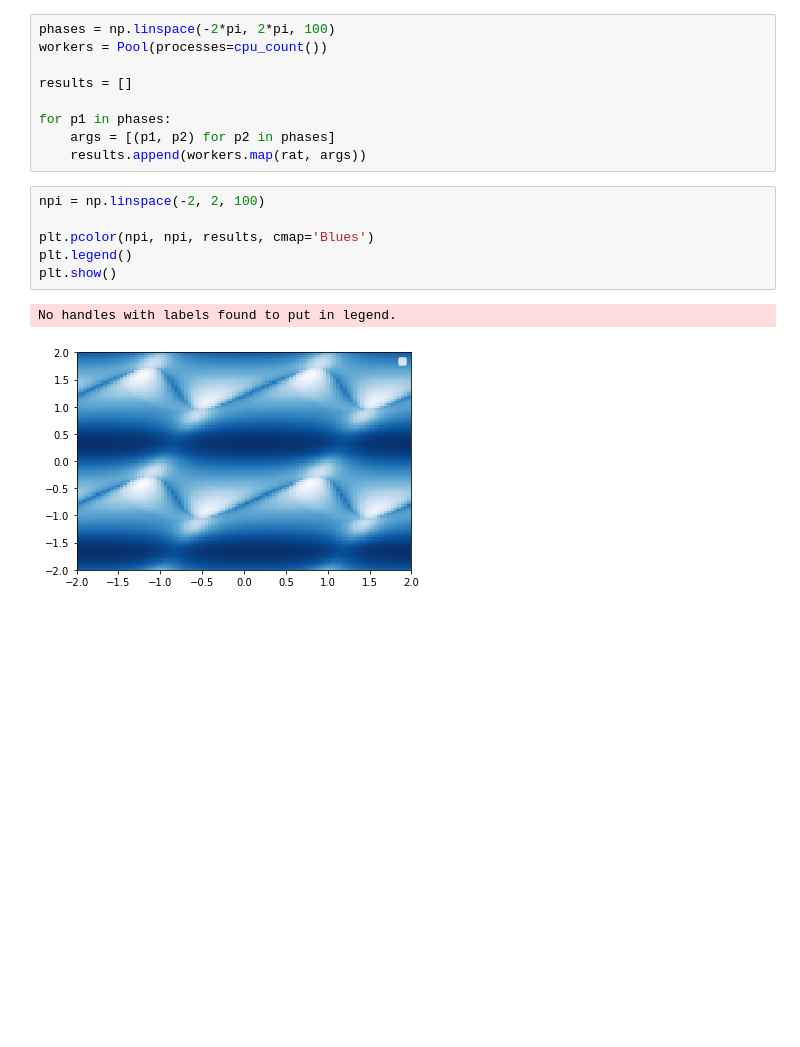
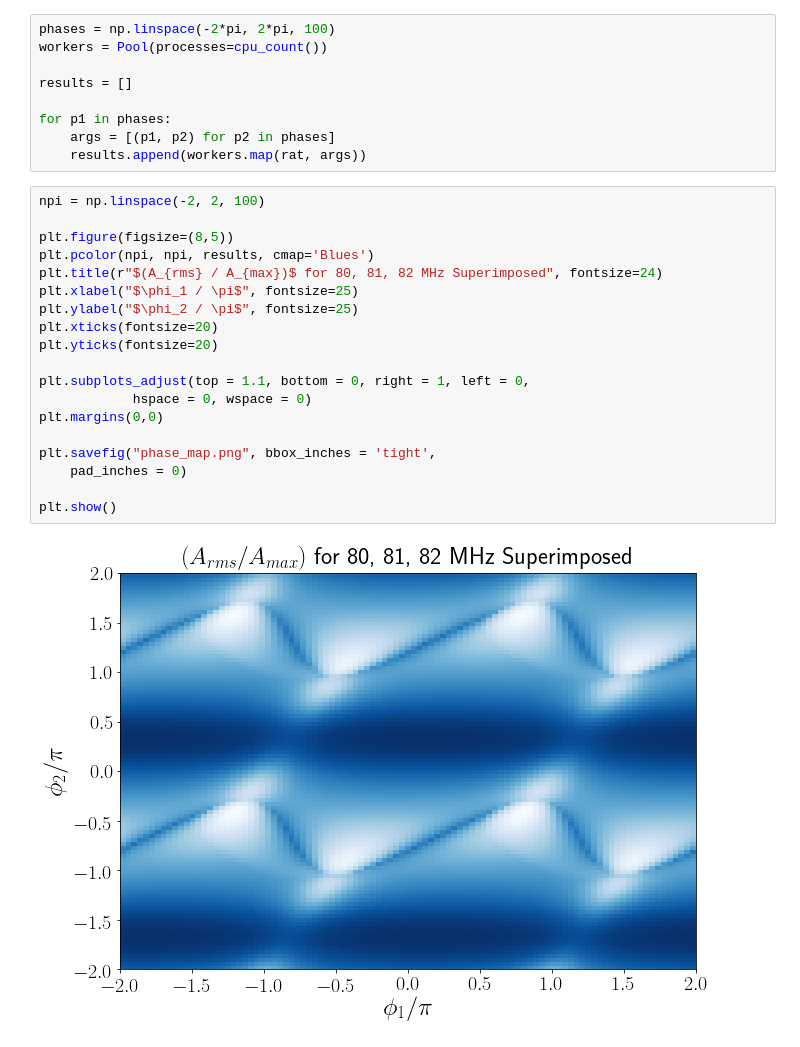
Before and after one commit to AronToYou/wavgen, a Jupyter notebook: waveforms/OptimalPhases.ipynb, the cells around one changed output. Drawn from its saved outputs; the diff is of its cells as text; blank space fills up the shorter version.

Commit message:
3/8: Further Phase Analysis

```diff
--- a/waveforms/OptimalPhases.ipynb
+++ b/waveforms/OptimalPhases.ipynb
@@ -40,12 +42,24 @@ results = []
 for p1 in phases:
     args = [(p1, p2) for p2 in phases]
     results.append(workers.map(rat, args))
-# %%
-npi = np.linspace(-2, 2, 100)
-
-plt.pcolor(npi, npi, results, cmap='Blues')
-plt.legend()
-plt.show()
-# %% [output]
-No handles with labels found to put in legend.
-[figure, removed]
+# %%
+npi = np.linspace(-2, 2, 100)
+
+plt.figure(figsize=(8,5))
+plt.pcolor(npi, npi, results, cmap='Blues')
+plt.title(r"$(A_{rms} / A_{max})$ for 80, 81, 82 MHz Superimposed", fontsize=24)
+plt.xlabel("$\phi_1 / \pi$", fontsize=25)
+plt.ylabel("$\phi_2 / \pi$", fontsize=25)
+plt.xticks(fontsize=20)
+plt.yticks(fontsize=20)
+
+plt.subplots_adjust(top = 1.1, bottom = 0, right = 1, left = 0,
+            hspace = 0, wspace = 0)
+plt.margins(0,0)
+
+plt.savefig("phase_map.png", bbox_inches = 'tight',
+    pad_inches = 0)
+
+plt.show()
+# %% [output]
+[figure, added]
```
Also changed, not shown: parts of 1 cell of this notebook.
